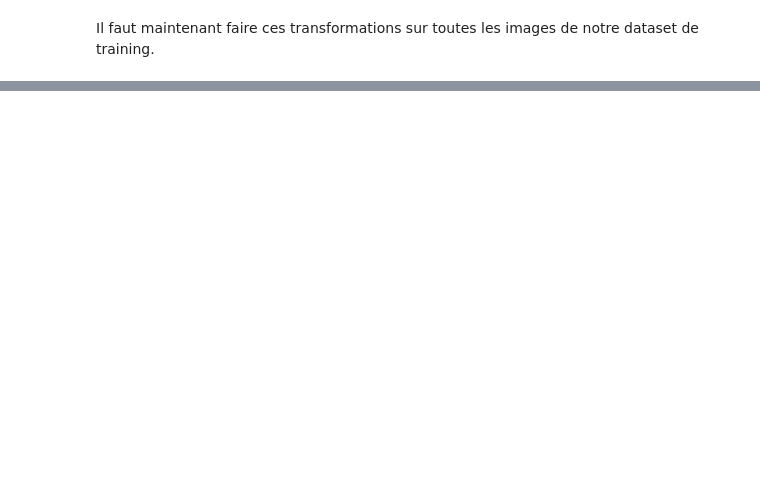
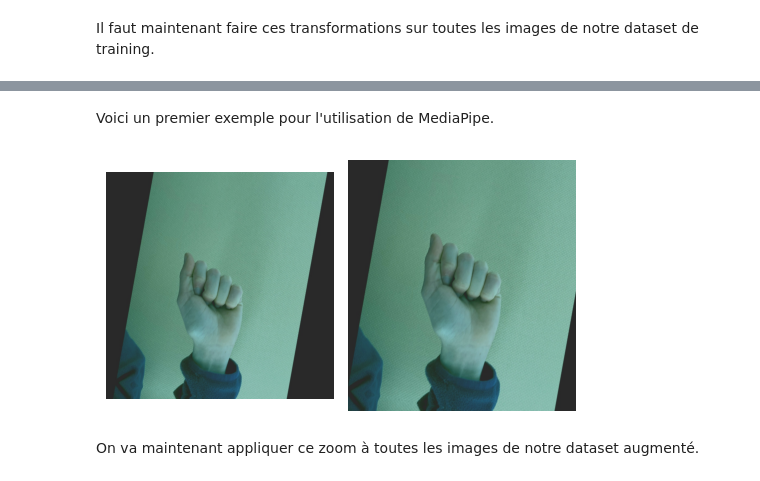
Before and after one commit to juliecsl/CNN-ASL, a Jupyter notebook: data.ipynb, the cells around one changed output, grey strips where cells are left out. Saved outputs shown, nothing was run; the diff lists cells and outputs as text; code cells hidden in the pictures; blank space fills up the shorter version.

Commit message:
dataset à jour

```diff
--- a/data.ipynb
+++ b/data.ipynb
@@ -260,0 +299,2 @@ dataAugmentation(aug, data_ASLPath, 35, data_ASL_augPath)
+# %% [markdown]
+Voici un premier exemple pour l'utilisation de MediaPipe.
@@ -260,0 +364,6 @@ dataAugmentation(aug, data_ASLPath, 35, data_ASL_augPath)
+# %%
+zoomMain("dataASLaug/A/A31_0.jpg", "show")
+# %% [output]
+[figure, added]
+# %% [markdown]
+On va maintenant appliquer ce zoom à toutes les images de notre dataset augmenté.
```
Also changed, not shown: parts of 19 cells of this notebook.
